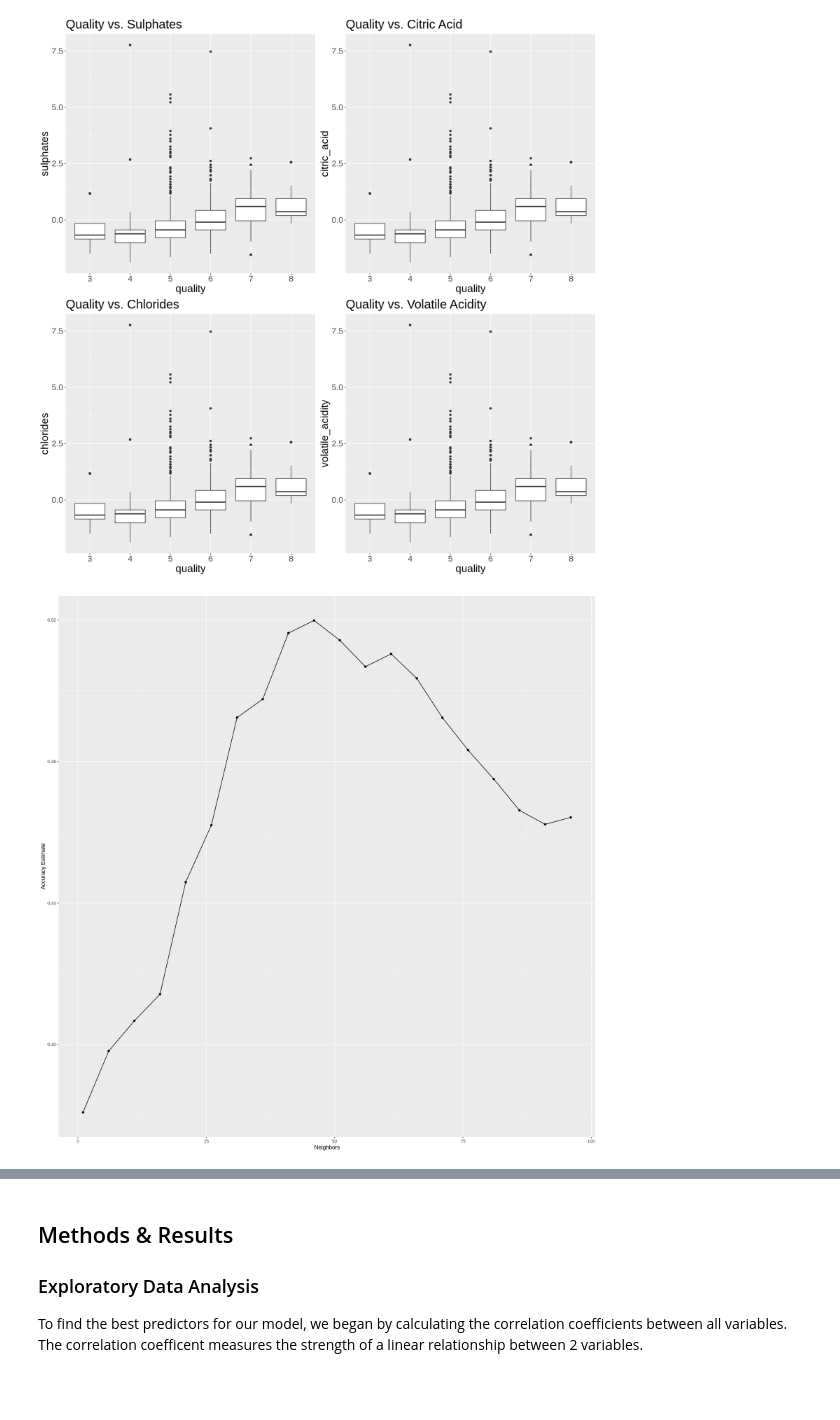
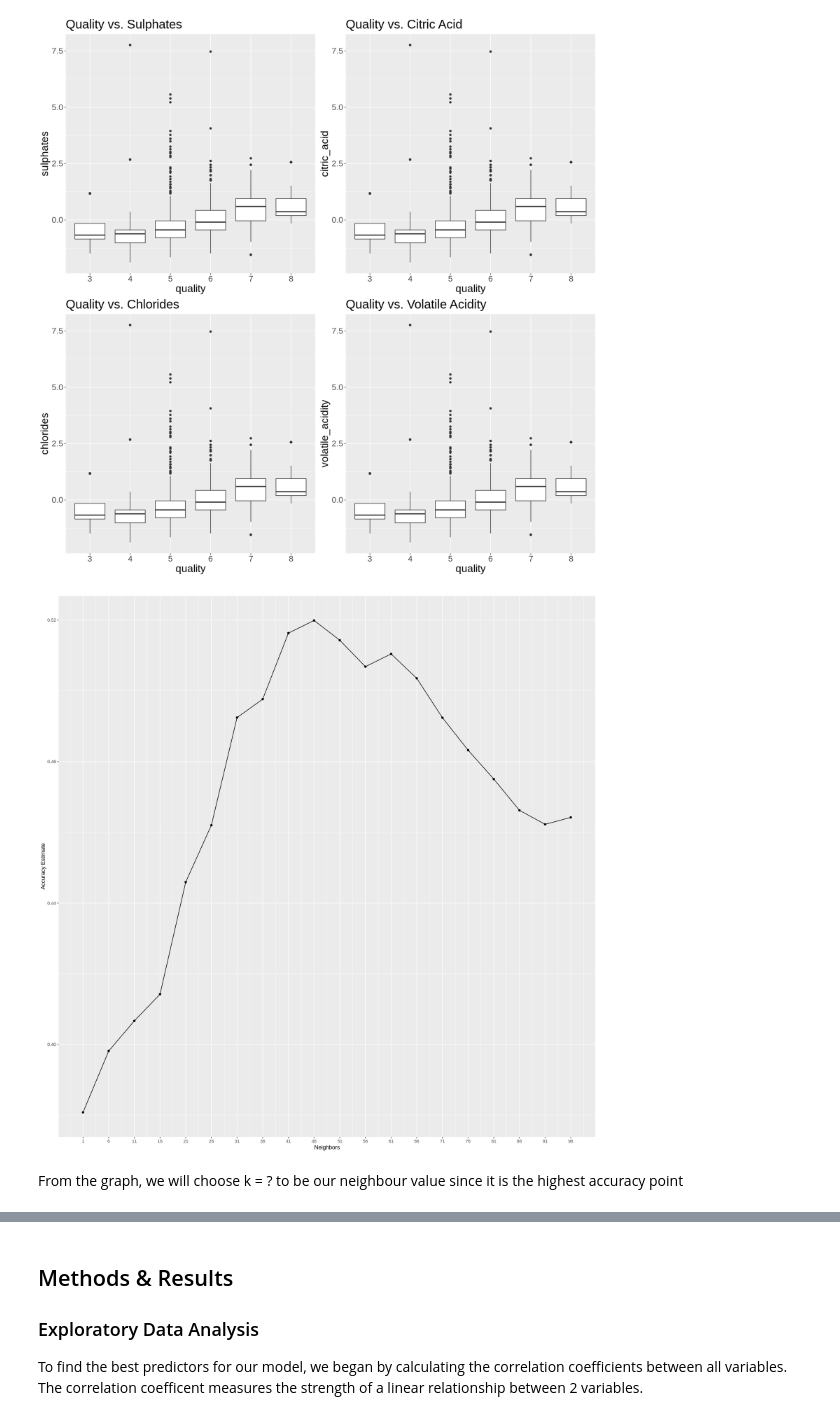
Before and after one commit to Hg422/DSCI100_GroupProject_2022, a Jupyter notebook: Ginadraft.ipynb, the cells around one changed output, grey strips where cells are left out. Drawn from its saved outputs; the diff is of its cells as text; code cells hidden in the pictures; blank space fills up the shorter version.

```diff
--- a/Ginadraft.ipynb
+++ b/Ginadraft.ipynb
@@ -231,16 +278,19 @@ wine_vfold <- vfold_cv(wine_training, v = 5, strata = quality)
 # %%
 knn_results <- workflow() |>
                 add_recipe(knn_recipe) |>
                 add_model(knn_spec) |>
                 tune_grid(resamples = wine_vfold, grid = k_vals) |>
                 collect_metrics()
 
 accuracies <- knn_results |> filter(.metric == "accuracy")
 
 accuracy_vs_k <- ggplot(accuracies, aes(x = neighbors, y = mean)) +
                  geom_point() +
                  geom_line()+
-                 labs(x="Neighbors", y="Accuracy Estimate")
+                 labs(x="Neighbors", y="Accuracy Estimate") +
+                 scale_x_continuous(breaks = seq(1, 100, by = 5))
 accuracy_vs_k
 # %% [output]
-[figure, old version]
+[figure, new version]
+# %% [markdown]
+From the graph, we will choose k = ? to be our neighbour value since it is the highest accuracy point
```
Also changed, not shown: parts of 8 cells of this notebook.
